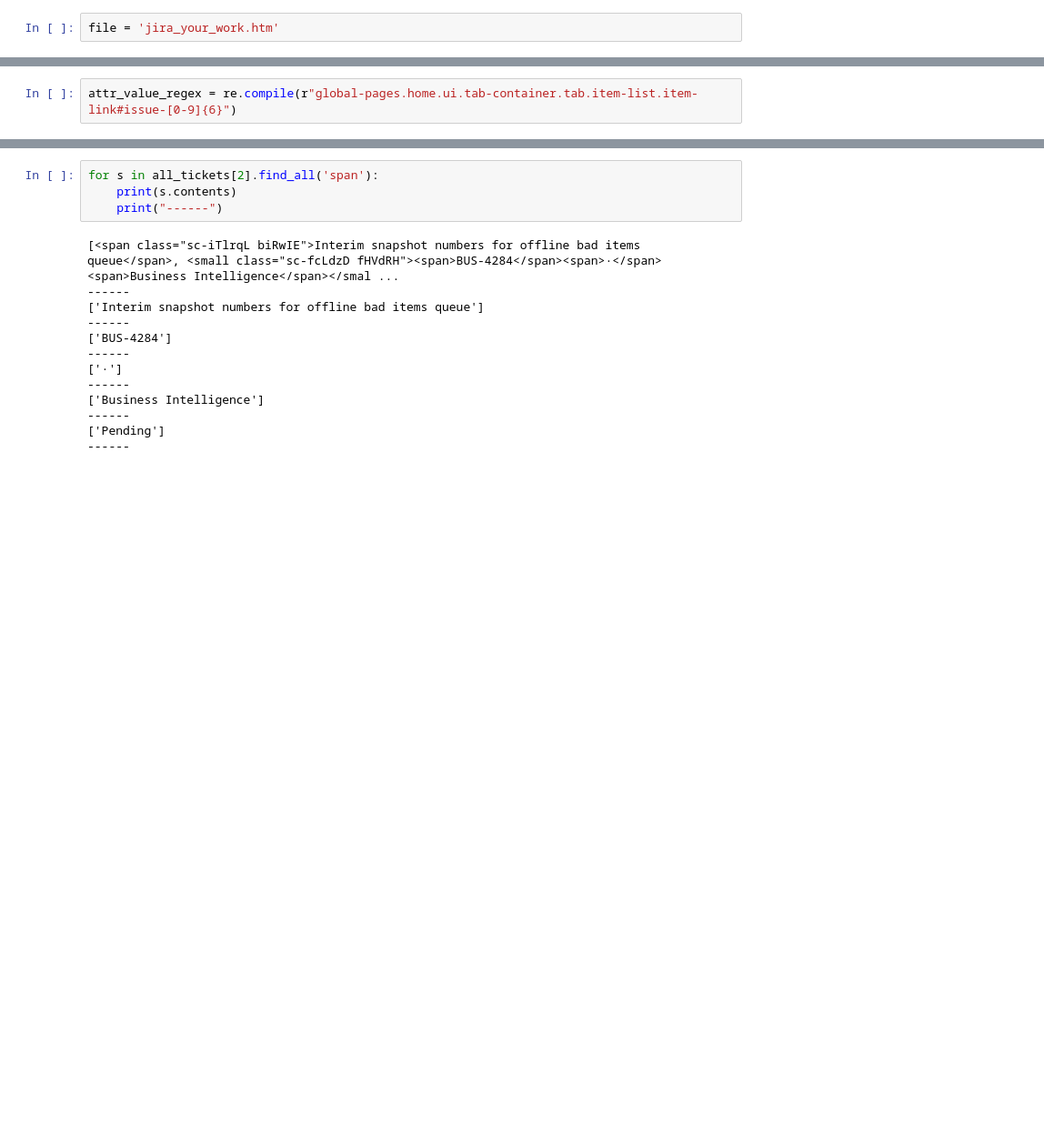
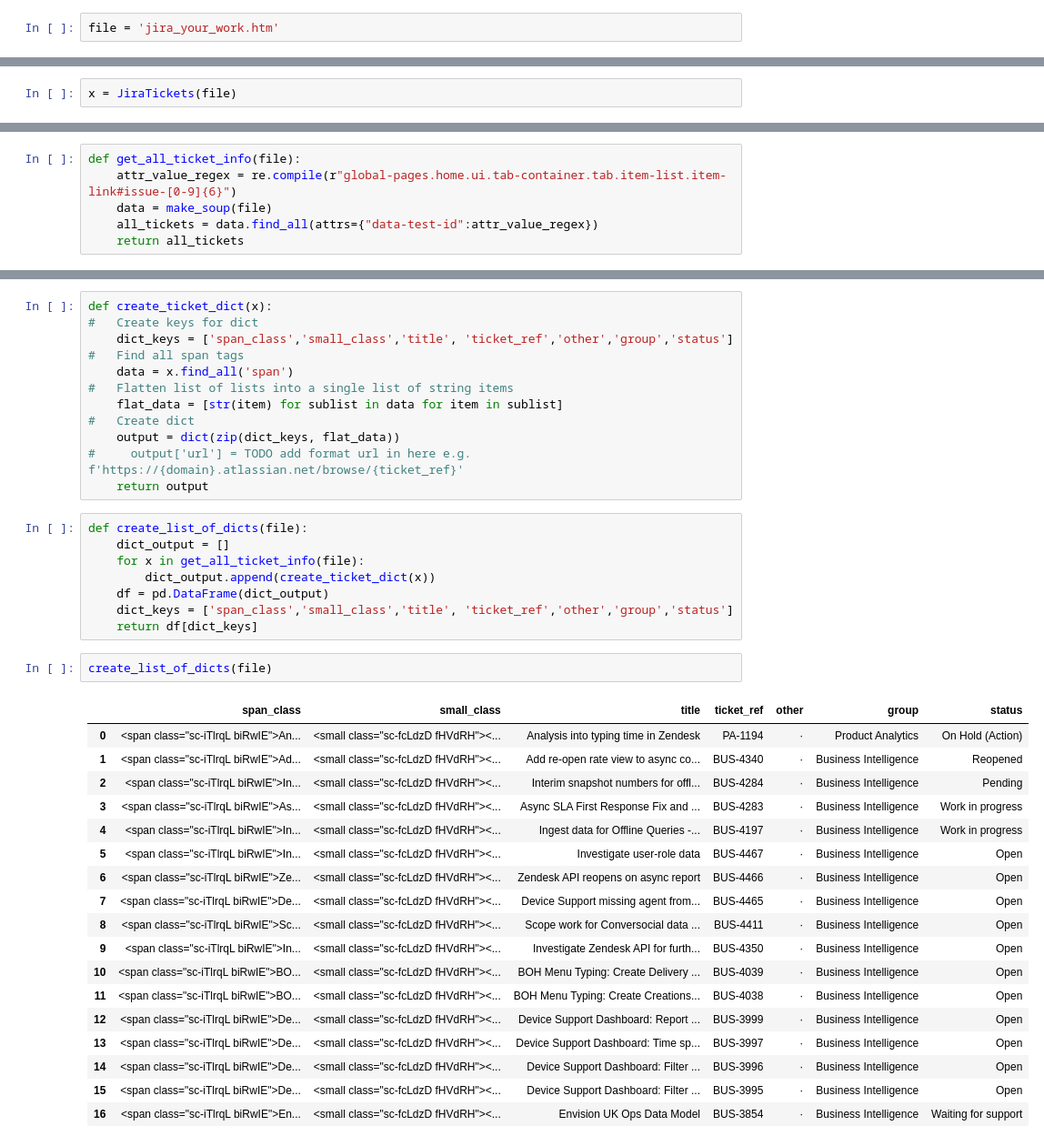
Before and after one commit to the-code-bae/project-portfolio, a Jupyter notebook: scraping_jira_tickets/jira_your_work.ipynb, the cells around one changed output, grey strips where cells are left out. Shown: that part at 91% size. Cells and saved outputs as stored; diff of their text form; blank space fills up the shorter version.

```diff
--- a/scraping_jira_tickets/jira_your_work.ipynb
+++ b/scraping_jira_tickets/jira_your_work.ipynb
@@ -10,0 +44,2 @@ file = 'jira_your_work.htm'
+# %%
+x = JiraTickets(file)
@@ -25,2 +104,6 @@ test.find_all(attrs={"data-test-id":r"global-pages.home.ui.tab-container.tab.ite
 # %%
-attr_value_regex = re.compile(r"global-pages.home.ui.tab-container.tab.item-list.item-link#issue-[0-9]{6}")
+def get_all_ticket_info(file):
+    attr_value_regex = re.compile(r"global-pages.home.ui.tab-container.tab.item-list.item-link#issue-[0-9]{6}")
+    data = make_soup(file)
+    all_tickets = data.find_all(attrs={"data-test-id":attr_value_regex})
+    return all_tickets
@@ -88,17 +110,41 @@ for s in all_tickets[1].find_all('span'):
-# %%
-for s in all_tickets[2].find_all('span'):
-    print(s.contents)
-    print("------")
-# %% [output]
-[<span class="sc-iTlrqL biRwIE">Interim snapshot numbers for offline bad items queue</span>, <small class="sc-fcLdzD fHVdRH"><span>BUS-4284</span><span>·</span><span>Business Intelligence</span></smal ...
-------
-['Interim snapshot numbers for offline bad items queue']
-------
-['BUS-4284']
-------
-['·']
-------
-['Business Intelligence']
-------
-['Pending']
-------
+# %%
+def create_ticket_dict(x):
+#   Create keys for dict
+    dict_keys = ['span_class','small_class','title', 'ticket_ref','other','group','status']
+#   Find all span tags
+    data = x.find_all('span')
+#   Flatten list of lists into a single list of string items
+    flat_data = [str(item) for sublist in data for item in sublist]
+#   Create dict
+    output = dict(zip(dict_keys, flat_data))
+#     output['url'] = TODO add format url in here e.g. f'https://{domain}.atlassian.net/browse/{ticket_ref}'
+    return output
+# %%
+def create_list_of_dicts(file):
+    dict_output = []
+    for x in get_all_ticket_info(file):
+        dict_output.append(create_ticket_dict(x))
+    df = pd.DataFrame(dict_output)
+    dict_keys = ['span_class','small_class','title', 'ticket_ref','other','group','status']
+    return df[dict_keys]
+# %%
+create_list_of_dicts(file)
+# %% [output]
+|  | span_class | small_class | title | ticket_ref | other | group | status |
+| 0 | <span class="sc-iTlrqL biRwIE">An... | <small class="sc-fcLdzD fHVdRH"><... | Analysis into typing time in Zendesk | PA-1194 | · | Product Analytics | On Hold (Action) |
+| 1 | <span class="sc-iTlrqL biRwIE">Ad... | <small class="sc-fcLdzD fHVdRH"><... | Add re-open rate view to async co... | BUS-4340 | · | Business Intelligence | Reopened |
+| 2 | <span class="sc-iTlrqL biRwIE">In... | <small class="sc-fcLdzD fHVdRH"><... | Interim snapshot numbers for offl... | BUS-4284 | · | Business Intelligence | Pending |
+| 3 | <span class="sc-iTlrqL biRwIE">As... | <small class="sc-fcLdzD fHVdRH"><... | Async SLA First Response Fix and ... | BUS-4283 | · | Business Intelligence | Work in progress |
+| 4 | <span class="sc-iTlrqL biRwIE">In... | <small class="sc-fcLdzD fHVdRH"><... | Ingest data for Offline Queries -... | BUS-4197 | · | Business Intelligence | Work in progress |
+| 5 | <span class="sc-iTlrqL biRwIE">In... | <small class="sc-fcLdzD fHVdRH"><... | Investigate user-role data | BUS-4467 | · | Business Intelligence | Open |
+| 6 | <span class="sc-iTlrqL biRwIE">Ze... | <small class="sc-fcLdzD fHVdRH"><... | Zendesk API reopens on async report | BUS-4466 | · | Business Intelligence | Open |
+| 7 | <span class="sc-iTlrqL biRwIE">De... | <small class="sc-fcLdzD fHVdRH"><... | Device Support missing agent from... | BUS-4465 | · | Business Intelligence | Open |
+| 8 | <span class="sc-iTlrqL biRwIE">Sc... | <small class="sc-fcLdzD fHVdRH"><... | Scope work for Conversocial data ... | BUS-4411 | · | Business Intelligence | Open |
+| 9 | <span class="sc-iTlrqL biRwIE">In... | <small class="sc-fcLdzD fHVdRH"><... | Investigate Zendesk API for furth... | BUS-4350 | · | Business Intelligence | Open |
+| 10 | <span class="sc-iTlrqL biRwIE">BO... | <small class="sc-fcLdzD fHVdRH"><... | BOH Menu Typing: Create Delivery ... | BUS-4039 | · | Business Intelligence | Open |
+| 11 | <span class="sc-iTlrqL biRwIE">BO... | <small class="sc-fcLdzD fHVdRH"><... | BOH Menu Typing: Create Creations... | BUS-4038 | · | Business Intelligence | Open |
+| 12 | <span class="sc-iTlrqL biRwIE">De... | <small class="sc-fcLdzD fHVdRH"><... | Device Support Dashboard: Report ... | BUS-3999 | · | Business Intelligence | Open |
+| 13 | <span class="sc-iTlrqL biRwIE">De... | <small class="sc-fcLdzD fHVdRH"><... | Device Support Dashboard: Time sp... | BUS-3997 | · | Business Intelligence | Open |
+| 14 | <span class="sc-iTlrqL biRwIE">De... | <small class="sc-fcLdzD fHVdRH"><... | Device Support Dashboard: Filter ... | BUS-3996 | · | Business Intelligence | Open |
+| 15 | <span class="sc-iTlrqL biRwIE">De... | <small class="sc-fcLdzD fHVdRH"><... | Device Support Dashboard: Filter ... | BUS-3995 | · | Business Intelligence | Open |
+| 16 | <span class="sc-iTlrqL biRwIE">En... | <small class="sc-fcLdzD fHVdRH"><... | Envision UK Ops Data Model | BUS-3854 | · | Business Intelligence | Waiting for support |
```
Also changed, not shown: parts of 24 cells of this notebook.
